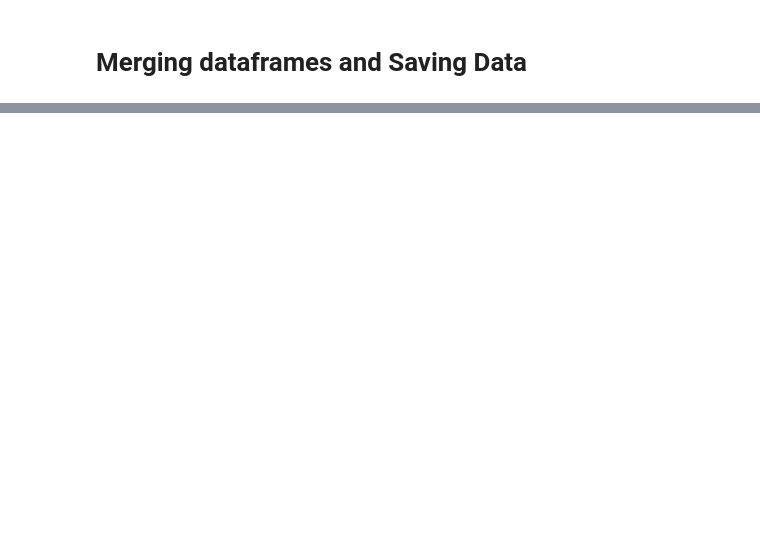
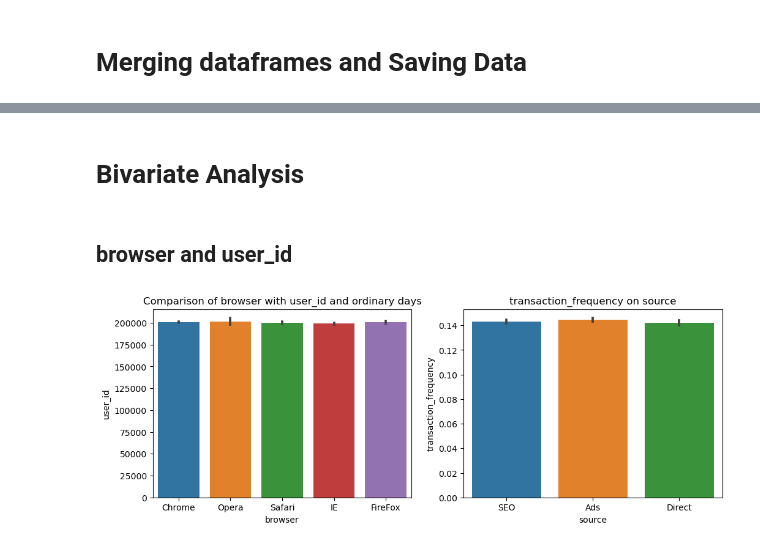
Before and after one commit to YeabsiraTibebu/Detection-of-fraud-cases, a Jupyter notebook: notebook/EDA.ipynb, the cells around one changed output, grey strips where cells are left out. Cells and saved outputs as stored; diff of their text form; code cells hidden in the pictures; blank space fills up the shorter version.

```diff
--- a/notebook/EDA.ipynb
+++ b/notebook/EDA.ipynb
@@ -257,0 +362,3 @@ False
+# %%
+fraud_df['hour_of_day'] = fraud_df['signup_time'].apply(lambda x: x.hour)
+fraud_df['day_of_week'] = fraud_df['signup_time'].apply(lambda x: x.day)
@@ -257,0 +374,4 @@ False
+# %%
+fraud_df['transaction_frequency'] = fraud_df.apply(lambda x: 1/x['day_of_week'],axis=1)
+# %%
+fraud_df['velocity'] = fraud_df.apply(lambda x: x['transaction_frequency']/x['day_of_week'],axis=1)
@@ -263,0 +525,16 @@ file_handler.to_csv(store_df, '../data/IpAddress_to_Country.csv')
+# %% [markdown]
+# Bivariate Analysis
+# %% [markdown]
+## browser and user_id
+# %%
+fig, (axis1,axis2) = plt.subplots(1,2,figsize=(12,4))
+
+# holidays and no_holidays
+sns.barplot(x='browser', y='user_id', data=fraud_df, ax=axis1).set_title('Comparison of browser with user_id and ordinary days')
+
+# holidays only
+mask = (fraud_df["browser"] != "0") & (fraud_df["user_id"] > 0)
+sns.barplot(x='source', y='transaction_frequency', data=fraud_df[mask], ax=axis2).set_title('transaction_frequency on source')
+plt.show()
+# %% [output]
+[figure, added]
```
Also changed, not shown: parts of 84 cells of this notebook.
